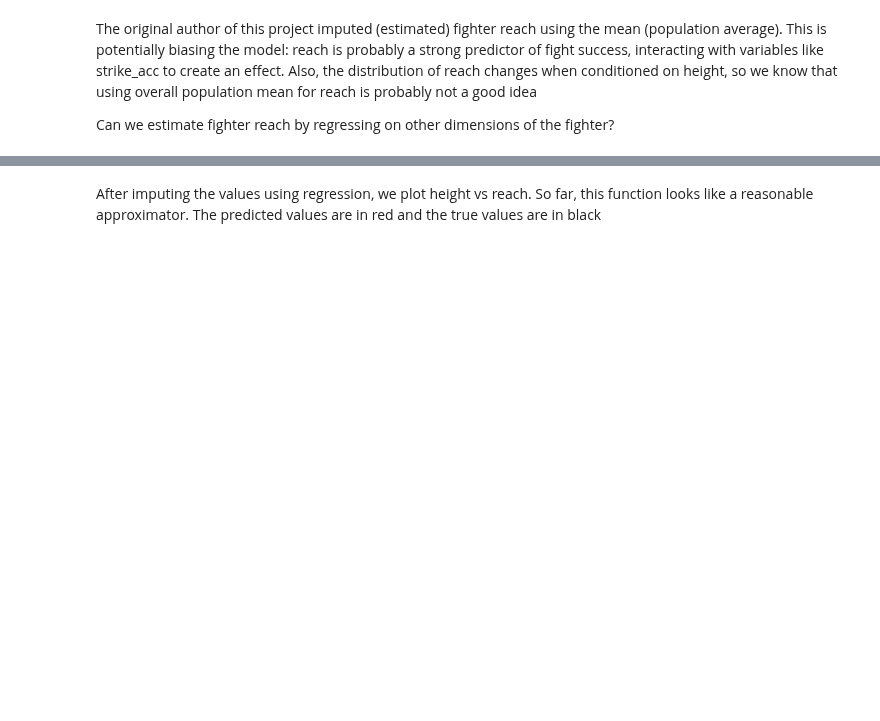
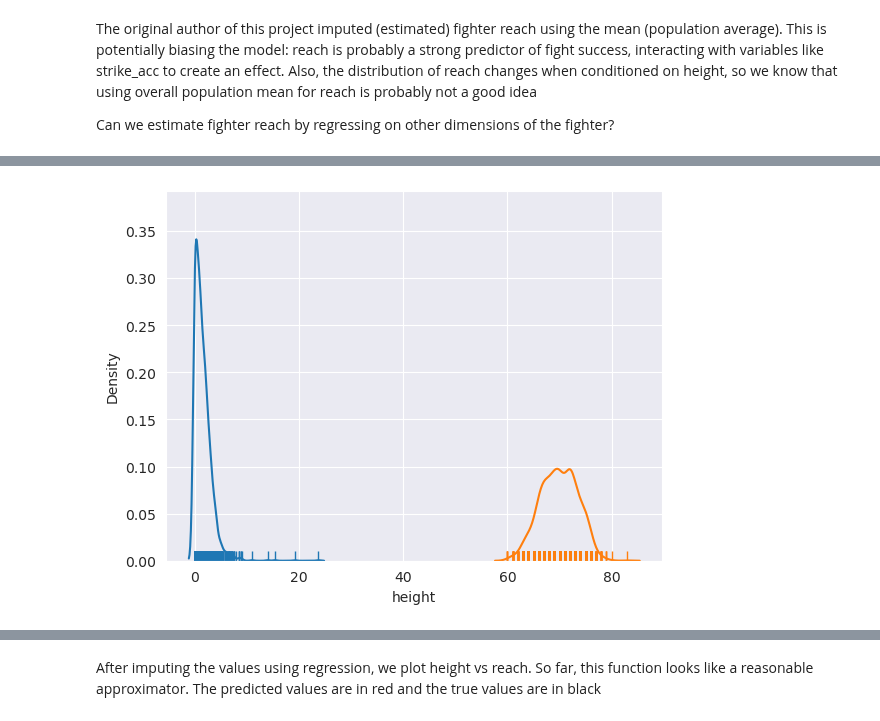
Before and after one commit to shere-khan/fight_predictor, a Jupyter notebook: predictor/Notebooks/Untitled.ipynb, the cells around one changed output, grey strips where cells are left out. Drawn from its saved outputs; the diff is of its cells as text; code cells hidden in the pictures; blank space fills up the shorter version.

```diff
--- a/predictor/Notebooks/Untitled.ipynb
+++ b/predictor/Notebooks/Untitled.ipynb
@@ -353,0 +366,6 @@ X_test = scaler.transform(X_test)
+# %%
+sns.distplot(X_train_["td_avg"], hist=False, rug=True)
+sns.distplot(X_train_["height"], hist=False, rug=True)
+plt.show()
+# %% [output]
+[figure, added]
```
Also changed, not shown: parts of 23 cells of this notebook.
